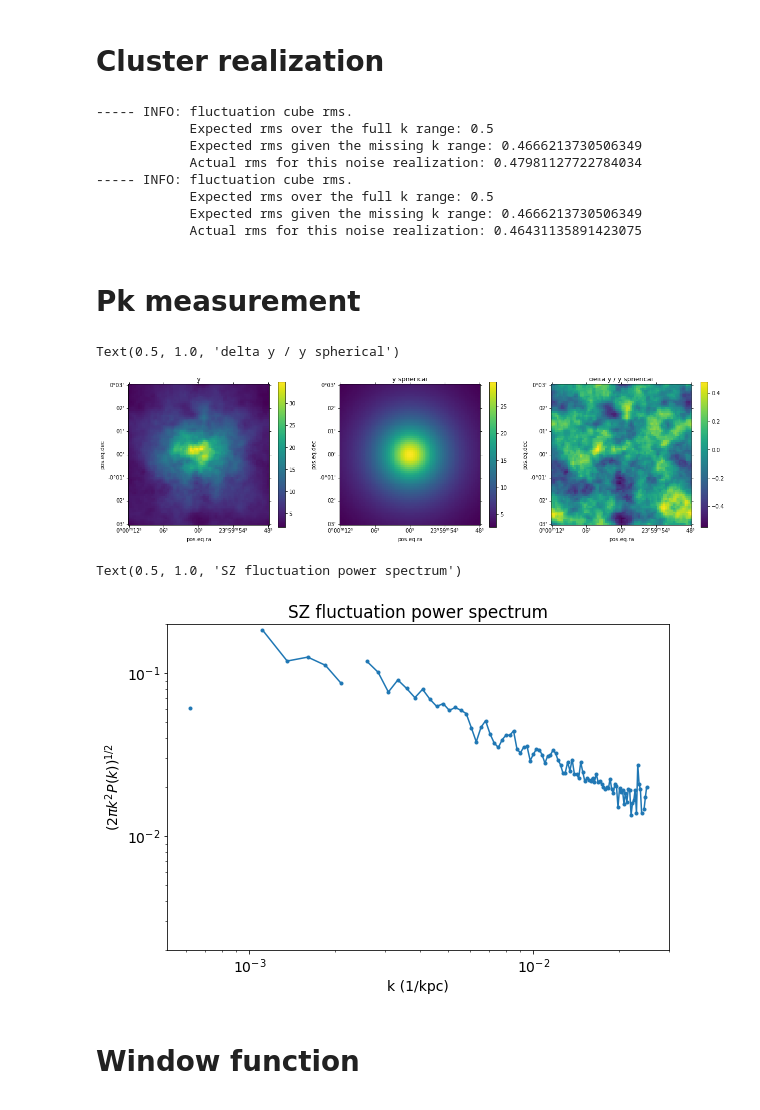
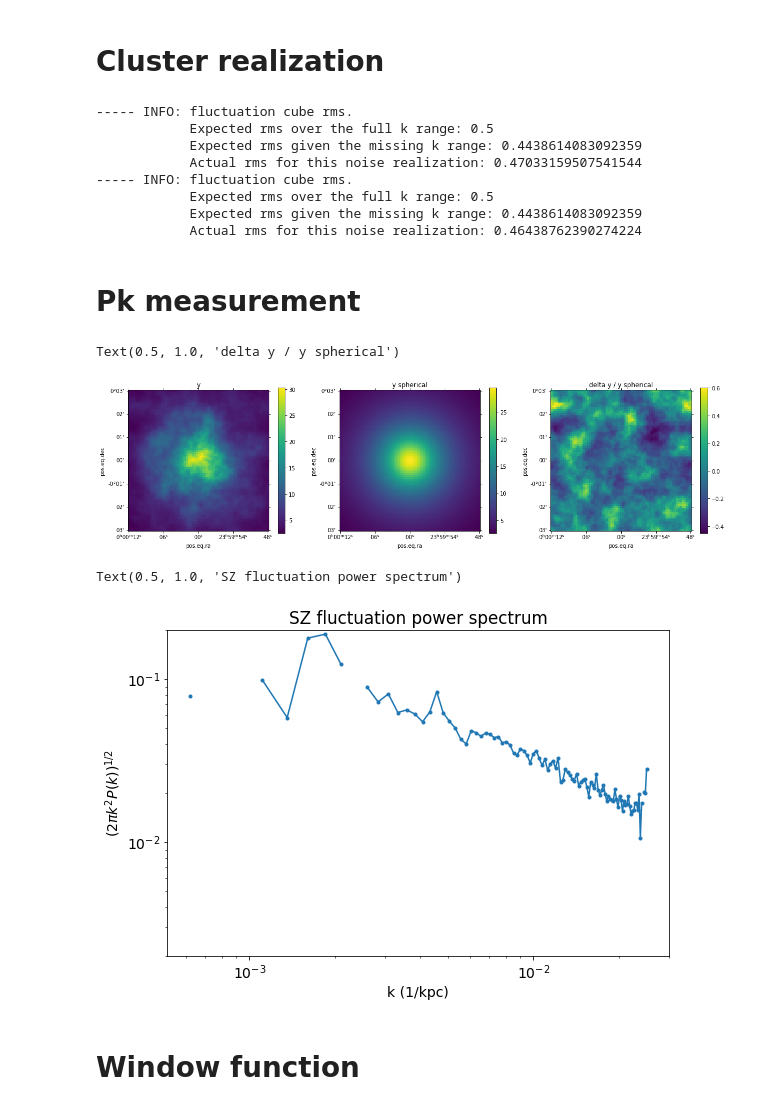
Before and after one commit to remi-adam/pitszi, a Jupyter notebook: notebook/pitszi_dev_window_function.ipynb, the cells around one changed output. Drawn from its saved outputs; the diff is of its cells as text; code cells hidden in the pictures.

```diff
--- a/notebook/pitszi_dev_window_function.ipynb
+++ b/notebook/pitszi_dev_window_function.ipynb
@@ -24,6 +24,7 @@ c.model_pressure_profile = {'name':'beta', 'n_0':0.1*u.keV/u.cm**3, 'r_c':300*u.
 #                           'a':1.05, 'b':9.41, 'c':-1.5}
 
 c.model_pressure_fluctuation = {'name': 'CutoffPowerLaw',
+                                'statistics':'lognormal',
                                 'Norm': 0.5,
                                 'slope': -11/3.,
                                 'Linj': 1000*u.kpc,
@@ -92,12 +93,12 @@ compton_sph = c.get_sz_map(no_fluctuations=True)
 # %% [output]
 ----- INFO: fluctuation cube rms.
             Expected rms over the full k range: 0.5
-            Expected rms given the missing k range: 0.4666213730506349
-            Actual rms for this noise realization: 0.47981127722784034
+            Expected rms given the missing k range: 0.4438614083092359
+            Actual rms for this noise realization: 0.47033159507541544
 ----- INFO: fluctuation cube rms.
             Expected rms over the full k range: 0.5
-            Expected rms given the missing k range: 0.4666213730506349
-            Actual rms for this noise realization: 0.46431135891423075
+            Expected rms given the missing k range: 0.4438614083092359
+            Actual rms for this noise realization: 0.46438762390274224
 # %% [markdown]
 # Pk measurement
 # %%
@@ -111,31 +112,30 @@ k_meas, pk_meas = pitszi.utils_pk.extract_pk3d(fluct3d,
 # %%
 # Recovered 2D spectrum
 compton_fluct = (compton - compton_sph)/compton_sph
 
 k2d_meas, pk2d_meas = pitszi.utils_pk.extract_pk2d(compton_fluct, c.map_reso.to_value('radian')*c.D_ang.to_value('kpc'),
                                                    Nbin=100, scalebin='lin',
-                                                   kmin=None, kmax=None,
-                                                   apply_volume=False)
+                                                   kmin=None, kmax=None)
 
 #----- Show the pressure fluctuation cube slice
 plt.figure(figsize=(20,5))
 ax = plt.subplot(1, 3, 1, projection=WCS(c.get_map_header()))
 plt.imshow(compton*1e5)
 plt.colorbar()
 plt.title('y')
 
 ax = plt.subplot(1, 3, 2, projection=WCS(c.get_map_header()))
 plt.imshow(compton_sph*1e5)
 plt.colorbar()
 plt.title('y spherical')
 
 ax = plt.subplot(1, 3, 3, projection=WCS(c.get_map_header()))
 plt.imshow(compton_fluct)
 plt.colorbar()
 plt.title('delta y / y spherical')
 # %% [output]
 Text(0.5, 1.0, 'delta y / y spherical')
-[figure, old version]
+[figure, new version]
 # %%
 plt.rcParams.update({'font.size': 14})
 plt.figure(figsize=(9,6))
@@ -150,7 +150,7 @@ plt.ylim(2e-3,2e-1)
 plt.title('SZ fluctuation power spectrum')
 # %% [output]
 Text(0.5, 1.0, 'SZ fluctuation power spectrum')
-[figure, old version]
+[figure, new version]
 # %% [markdown]
 # Window function
 # %%
```
Also changed, not shown: parts of 11 cells of this notebook, 5 other files.
